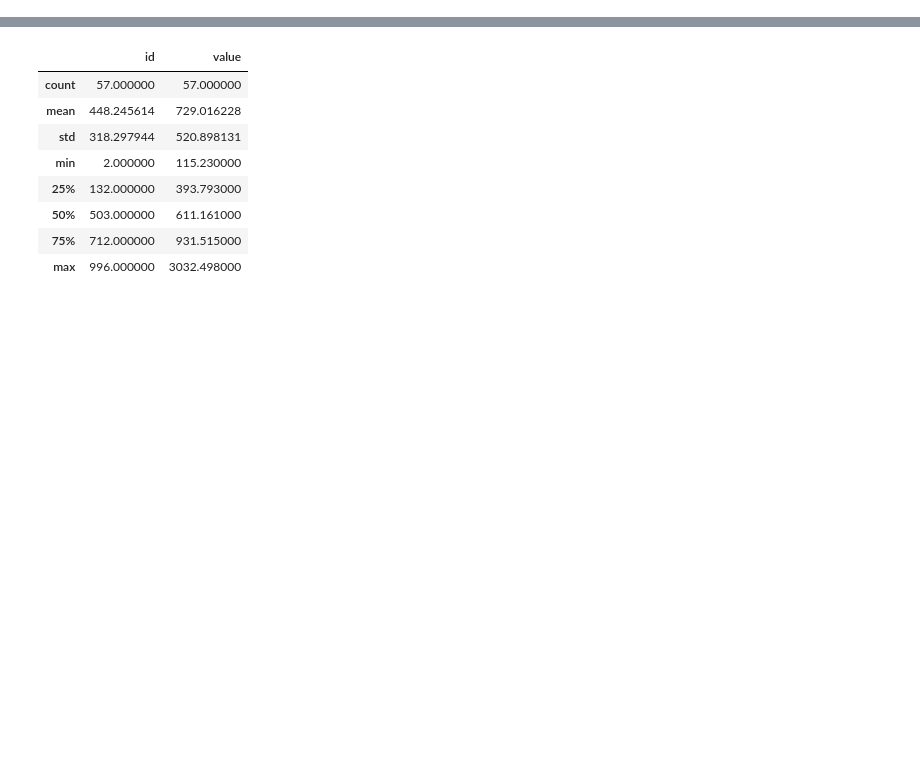
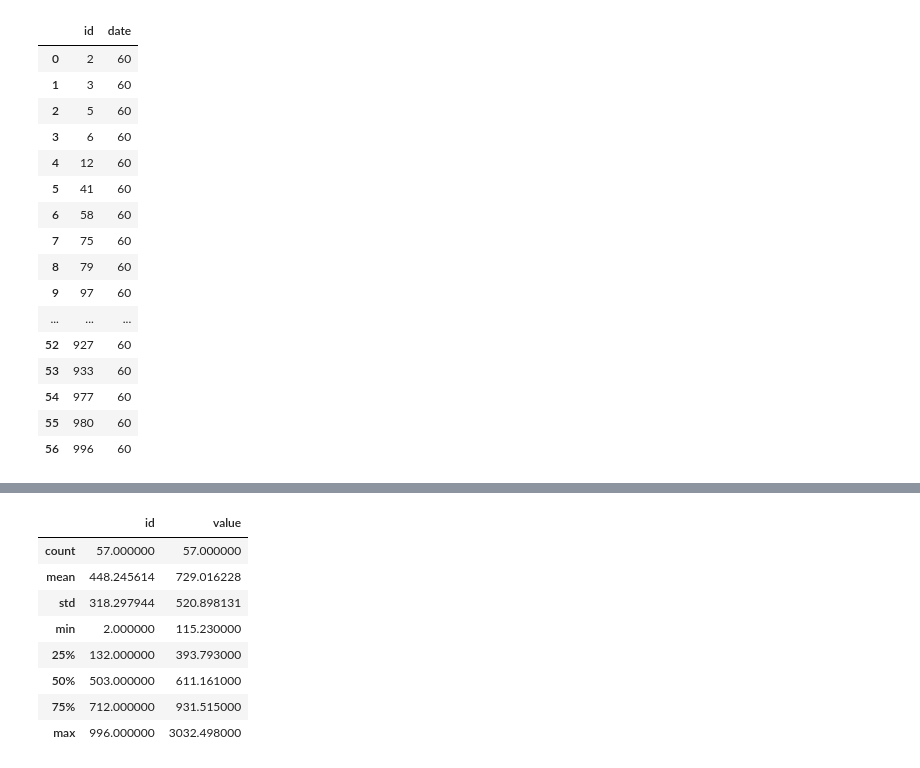
Before and after one commit to hjmb500/kantan, a Jupyter notebook: Kantan.ipynb, the cells around one changed output, grey strips where cells are left out. Cells and saved outputs as stored; diff of their text form; code cells hidden in the pictures; blank space fills up the shorter version.

```diff
--- a/Kantan.ipynb
+++ b/Kantan.ipynb
@@ -33,3 +42,27 @@ energy_data.head()
+# %%
+energy_days = energy_data.groupby('id',as_index=False).agg({"date":"nunique"})
+
+energy_days
+
+##all boilers used on every day
+# %% [output]
+|  | id | date |
+| 0 | 2 | 60 |
+| 1 | 3 | 60 |
+| 2 | 5 | 60 |
+| 3 | 6 | 60 |
+| 4 | 12 | 60 |
+| 5 | 41 | 60 |
+| 6 | 58 | 60 |
+| 7 | 75 | 60 |
+| 8 | 79 | 60 |
+| 9 | 97 | 60 |
+| ... | ... | ... |
+| 52 | 927 | 60 |
+| 53 | 933 | 60 |
+| 54 | 977 | 60 |
+| 55 | 980 | 60 |
+| 56 | 996 | 60 |
 # %%
 energy_group = energy_data.groupby('id',as_index=False).agg({"value":"sum"})
 
```
Also changed, not shown: parts of 15 cells of this notebook.
